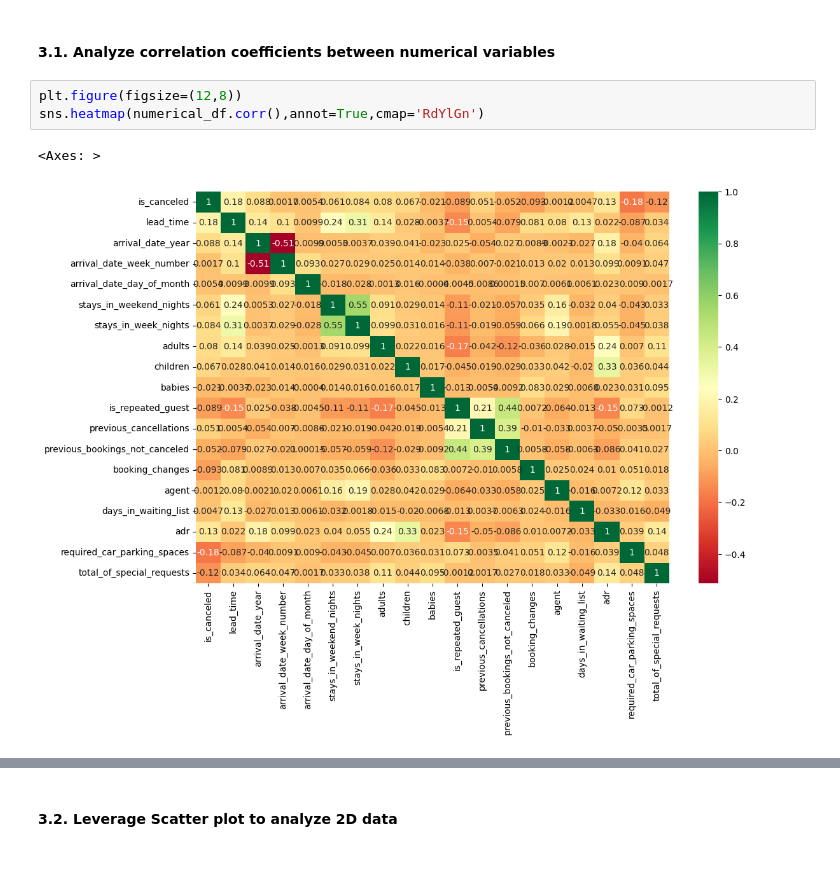
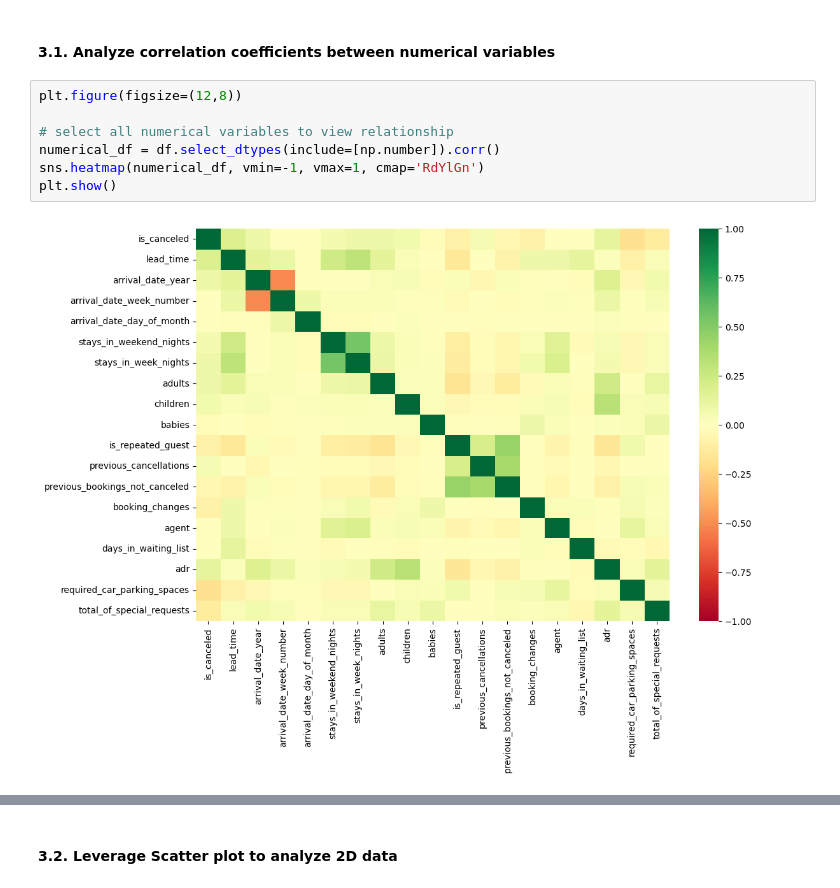
Before and after one commit to knightstark7/Labs-And-Project-Data-Visualization, a Jupyter notebook: Project/Source/project.ipynb, the cells around one changed output, grey strips where cells are left out. Cells and saved outputs as stored; diff of their text form; blank space fills up the shorter version.

```diff
--- a/Project/Source/project.ipynb
+++ b/Project/Source/project.ipynb
@@ -337,7 +377,10 @@ plt.show()
 #### 3.1. Analyze correlation coefficients between numerical variables
 # %%
 plt.figure(figsize=(12,8))
-sns.heatmap(numerical_df.corr(),annot=True,cmap='RdYlGn')
+
+# select all numerical variables to view relationship
+numerical_df = df.select_dtypes(include=[np.number]).corr()
+sns.heatmap(numerical_df, vmin=-1, vmax=1, cmap='RdYlGn')
+plt.show()
 # %% [output]
-<Axes: >
-[figure, old version]
+[figure, new version]
```
Also changed, not shown: parts of 22 cells of this notebook.
